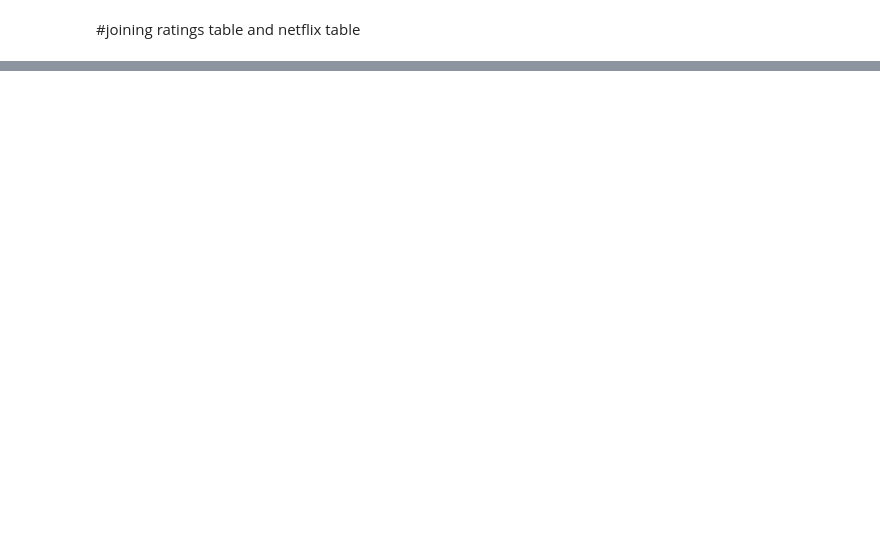
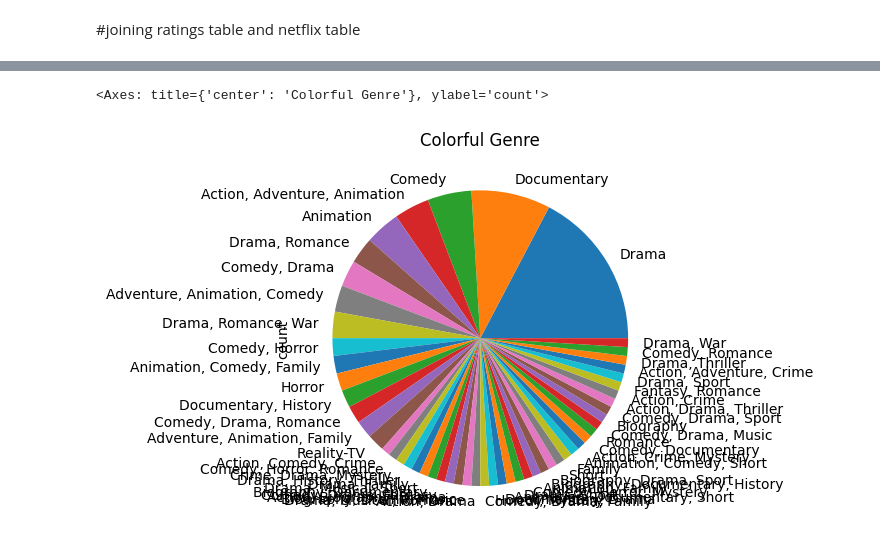
Before and after one commit to CindyWedd/DA1-Capstone, a Jupyter notebook: Netflix_capstone.ipynb.ipynb, the cells around one changed output, grey strips where cells are left out. Cells and saved outputs as stored; diff of their text form; code cells hidden in the pictures; blank space fills up the shorter version.

```diff
--- a/Netflix_capstone.ipynb.ipynb
+++ b/Netflix_capstone.ipynb.ipynb
@@ -632,0 +583,8 @@ plt.show()
+# %%
+df['genres'].value_counts().plot(
+    kind='pie',
+    title='Colorful Genre'
+)
+# %% [output]
+<Axes: title={'center': 'Colorful Genre'}, ylabel='count'>
+[figure, added]
```
Also changed, not shown: parts of 14 cells of this notebook, 1 other file.
